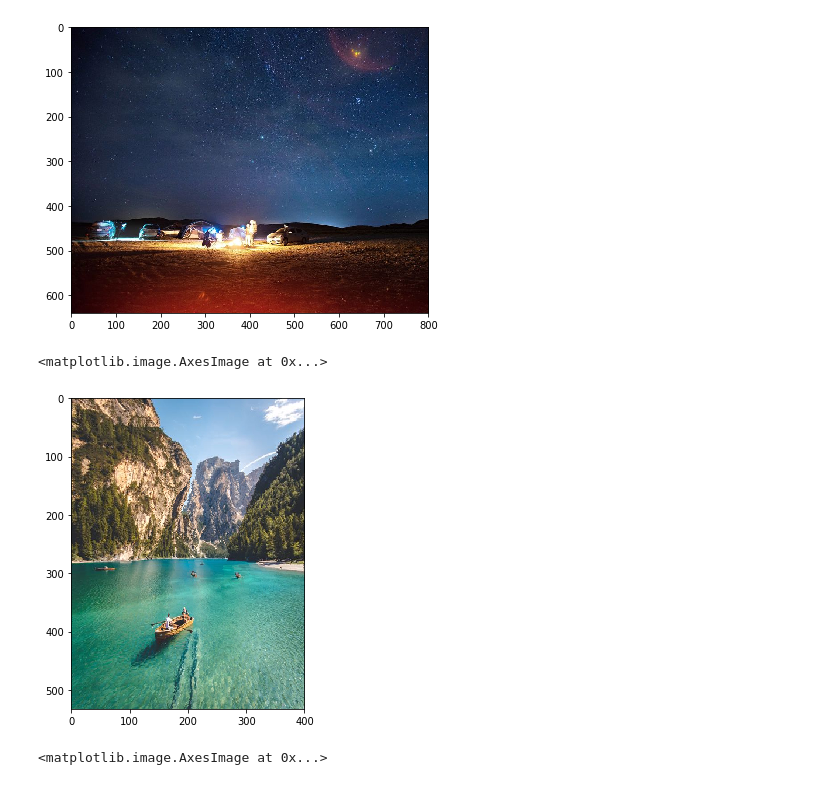
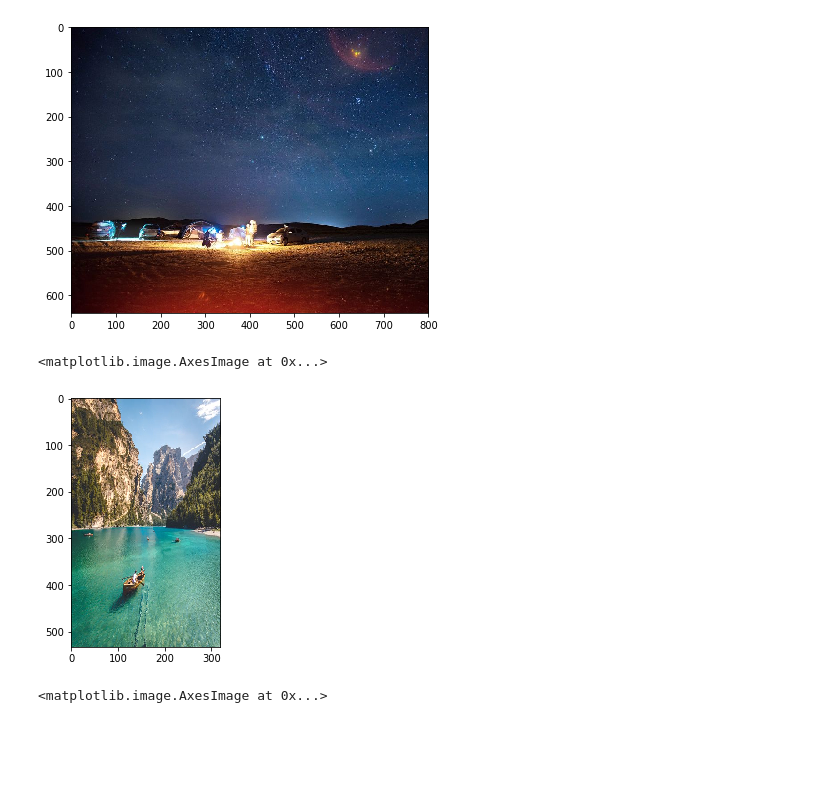
Before and after one commit to mlvlab/vision-tutorial, a Jupyter notebook: 02_2_Seam_carving.ipynb, the cells around one changed output. Drawn from its saved outputs; the diff is of its cells as text; code cells hidden in the pictures; blank space fills up the shorter version.

```diff
--- a/02_2_Seam_carving.ipynb
+++ b/02_2_Seam_carving.ipynb
@@ -70,7 +71,7 @@ def calc_energy(img):
     # filter for each channel: R, G, B
     filter_dv = np.stack([filter_dv] * 3, axis=2)
 
-    convolved = np.absolute(convolve(img, filter_du)) + np.absolute(convolve(img, filter_dv))
+    convolved = np.sqrt(np.square(convolve(img, filter_du)) + np.square(convolve(img, filter_dv)))
 
     # We sum the energies in the red, green, and blue channels
     energy_map = convolved.sum(axis=2)
@@ -127,7 +128,7 @@ def carve_column(img): # Then, we remove the seam with the lowest energy, and re
 def crop_c(img, scale_c):
     r, c, _ = img.shape
     new_c = int(scale_c * c)
-    for i in range(c - new_c):
+    for i in trange(c - new_c):
       img = carve_column(img)
 
     return img
@@ -139,14 +140,14 @@ def crop_r(img, scale_r):
     return img
 # %%
-out_c = crop_c(img_c, 0.5)
+out_c = crop_c(img_c, 0.4)
 
 h, w, _ = out_c.shape
 
 plt.figure(figsize=(h/70, w/70))
 plt.imshow(out_c)
 # %% [output]
 <matplotlib.image.AxesImage at 0x...>
-[figure, old version]
+[figure, new version]
 # %%
 out_r = crop_r(img_r, 0.5)
 
```
Also changed, not shown: parts of 3 cells of this notebook.
